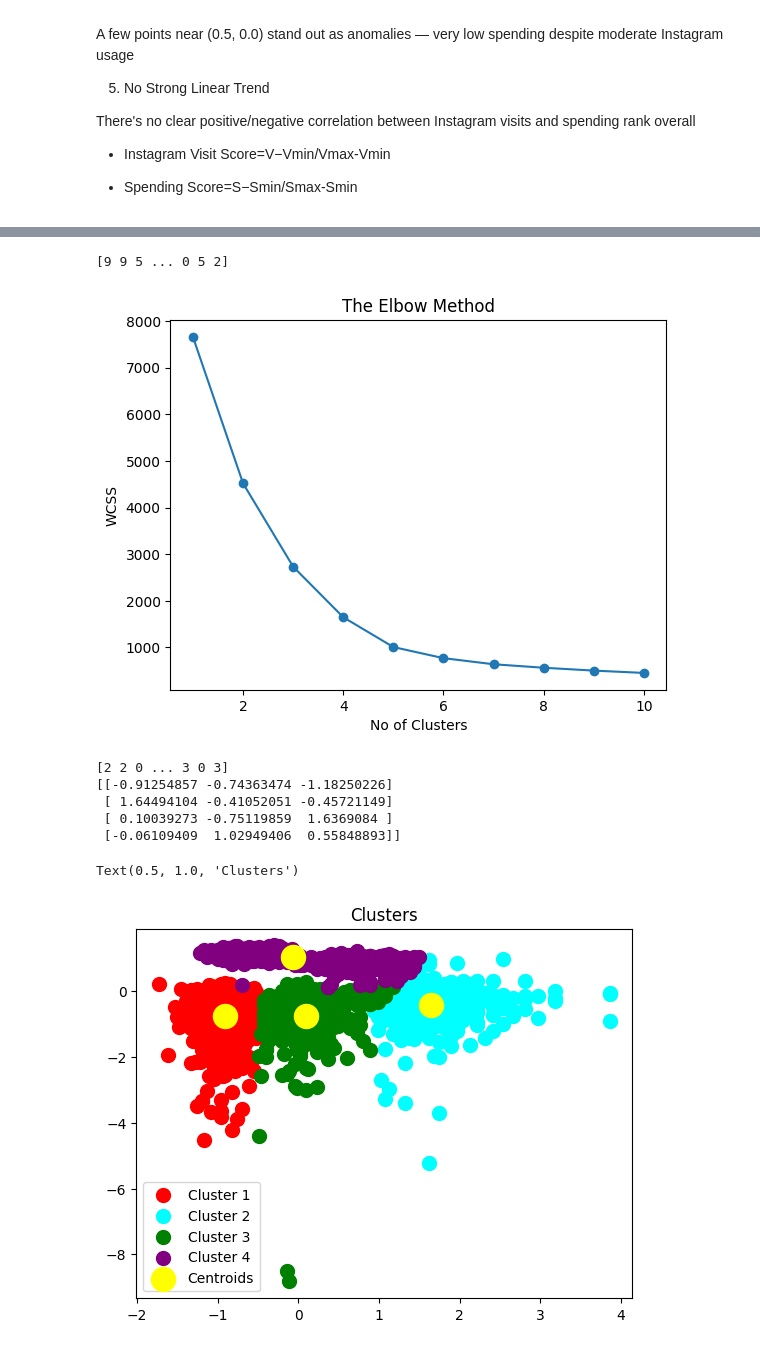
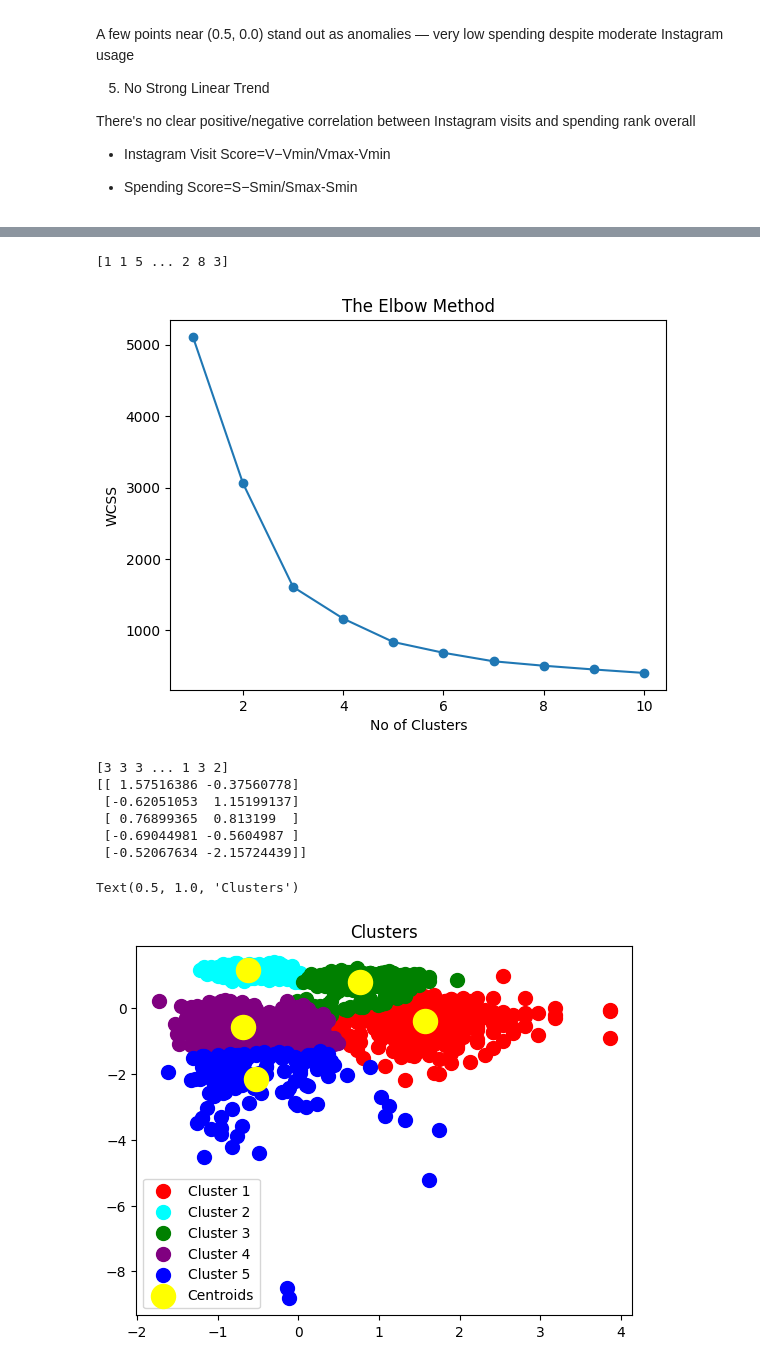
Before and after one commit to vishnubyneni/MLA0202-MACHINE-LEARNING, a Jupyter notebook: k_Means_Clustering.ipynb, the cells around one changed output, grey strips where cells are left out. Saved outputs shown, nothing was run; the diff lists cells and outputs as text; code cells hidden in the pictures.

```diff
--- a/k_Means_Clustering.ipynb
+++ b/k_Means_Clustering.ipynb
@@ -328,7 +343,9 @@ There's no clear positive/negative correlation between Instagram visits and spen
+# %%
+df = df.drop(columns='km_cluster')
 # %%
 from sklearn.preprocessing import StandardScaler
 sc=StandardScaler()
-x_scaled=sc.fit_transform(x)
+x_scaled=sc.fit_transform(df)
 x_scaled=pd.DataFrame(x_scaled,columns=df.columns)
 x_scaled
 # %% [output]
@@ -359,29 +376,30 @@ plt.title('The Elbow Method')
 plt.xlabel('No of Clusters')
 plt.ylabel('WCSS')
 print(km.labels_)
-prinr
 # %% [output]
-[9 9 5 ... 0 5 2]
+[1 1 5 ... 2 8 3]
-[figure, old version]
+[figure, new version]
 # %%
 x_scaled_np=x_scaled.values
-km=KMeans(n_clusters=4,init="k-means++",random_state=True,n_init=10)
+km=KMeans(n_clusters=5,init="k-means++",random_state=True,n_init=10)
 y_km=km.fit_predict(x_scaled_np)
 print(km.labels_)
 print(km.cluster_centers_)
 plt.scatter(x_scaled_np[y_km == 0,0], x_scaled_np[y_km == 0,1], s = 100, c = 'red', label = 'Cluster 1')
 plt.scatter(x_scaled_np[y_km == 1,0], x_scaled_np[y_km == 1,1], s = 100, c = 'cyan', label = 'Cluster 2')
 plt.scatter(x_scaled_np[y_km == 2,0], x_scaled_np[y_km == 2,1], s = 100, c = 'green', label = 'Cluster 3')
 plt.scatter(x_scaled_np[y_km == 3,0], x_scaled_np[y_km == 3,1], s = 100, c = 'purple', label = 'Cluster 4')
+plt.scatter(x_scaled_np[y_km==4,0],x_scaled_np[y_km==4,1],s=100,c="blue",label="Cluster 5")
 
 plt.scatter(km.cluster_centers_[:, 0], km.cluster_centers_[:, 1], s = 300, c = 'yellow', label = 'Centroids')
 plt.legend()
 plt.title('Clusters')
 # %% [output]
-[2 2 0 ... 3 0 3]
-[[-0.91254857 -0.74363474 -1.18250226]
- [ 1.64494104 -0.41052051 -0.45721149]
- [ 0.10039273 -0.75119859  1.6369084 ]
- [-0.06109409  1.02949406  0.55848893]]
+[3 3 3 ... 1 3 2]
+[[ 1.57516386 -0.37560778]
+ [-0.62051053  1.15199137]
+ [ 0.76899365  0.813199  ]
+ [-0.69044981 -0.5604987 ]
+ [-0.52067634 -2.15724439]]
 Text(0.5, 1.0, 'Clusters')
-[figure, old version]
+[figure, new version]
```
Also changed, not shown: parts of 6 cells of this notebook.
